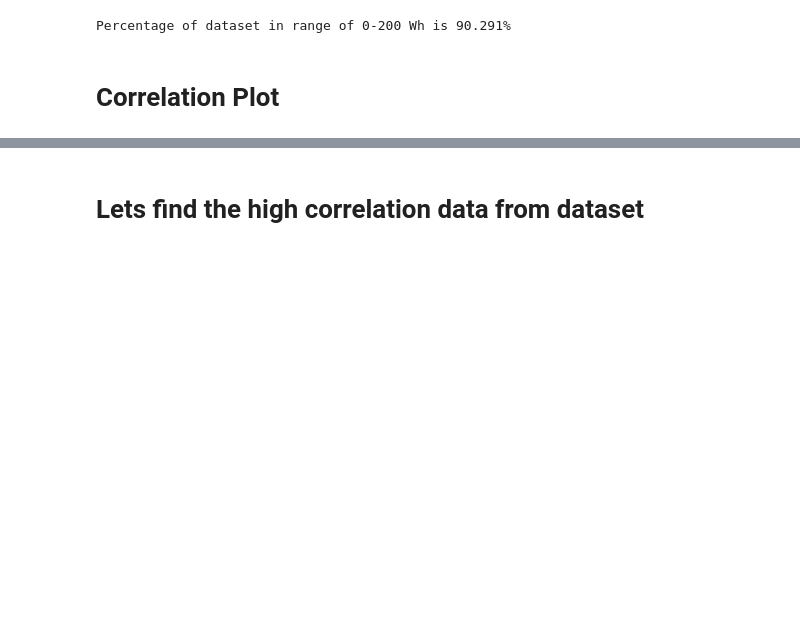
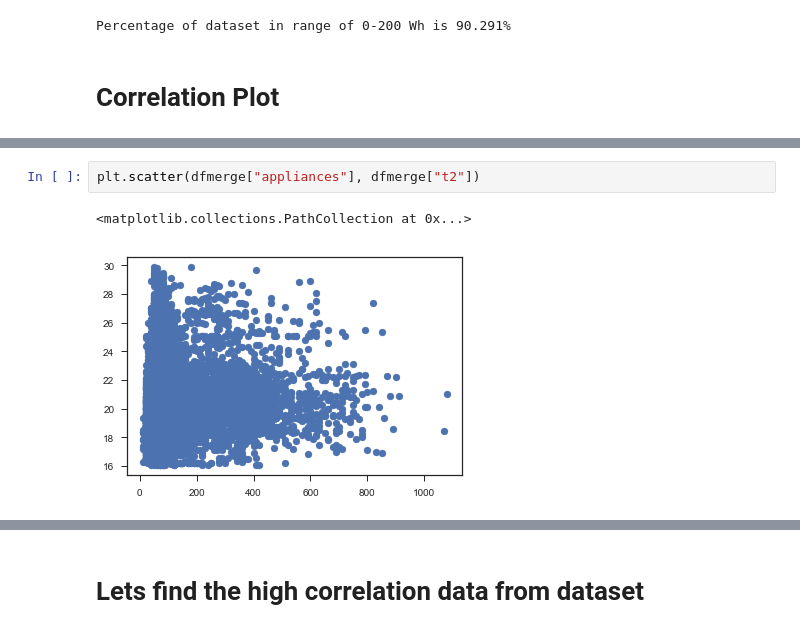
Before and after one commit to arijitsinha80/Springboard, a Jupyter notebook: Project/Capstoneproject_Phase2.ipynb, the cells around one changed output, grey strips where cells are left out. Cells and saved outputs as stored; diff of their text form; blank space fills up the shorter version.

```diff
--- a/Project/Capstoneproject_Phase2.ipynb
+++ b/Project/Capstoneproject_Phase2.ipynb
@@ -123,0 +126,5 @@ sns.heatmap(dfmerge_corr,
+# %%
+plt.scatter(dfmerge["appliances"], dfmerge["t2"])
+# %% [output]
+<matplotlib.collections.PathCollection at 0x...>
+[figure, added]
```
Also changed, not shown: parts of 12 cells of this notebook.
